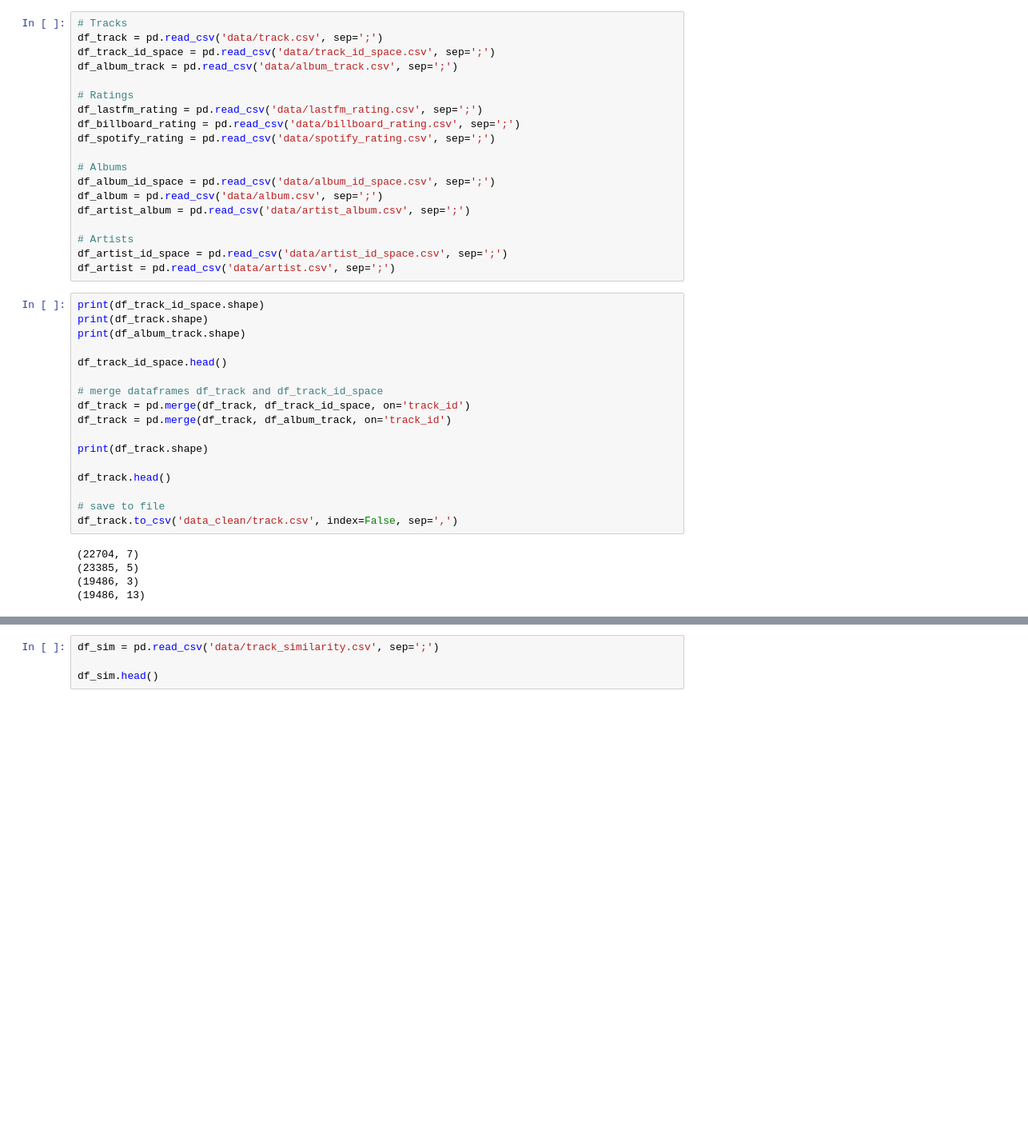
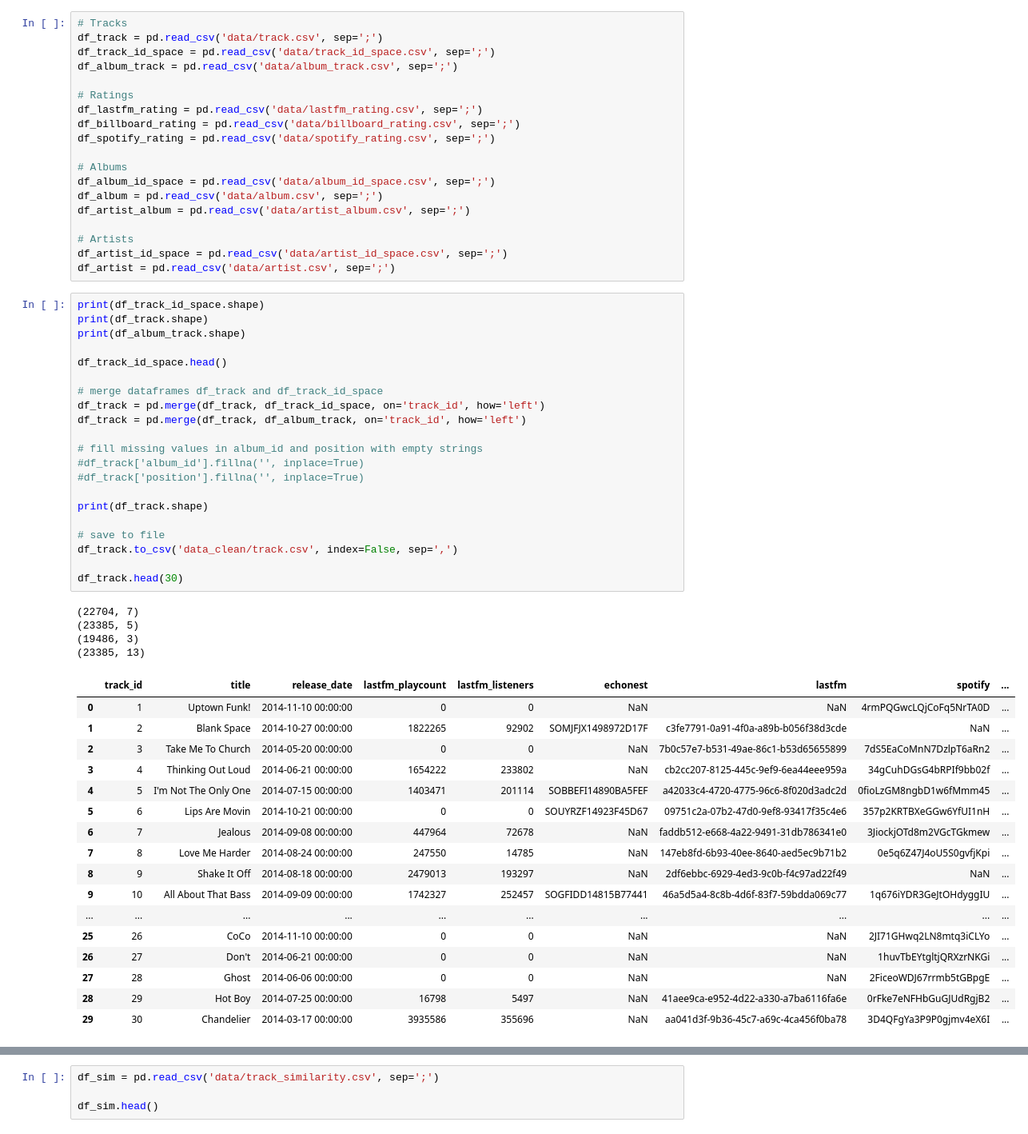
Before and after one commit to m21ark/s_music, a Jupyter notebook: clean.ipynb, the cells around one changed output, grey strips where cells are left out. Shown at 80% size. Cells and saved outputs as stored; diff of their text form; blank space fills up the shorter version.

Commit message:
Keeping tracks, even if they don't have albums

```diff
--- a/clean.ipynb
+++ b/clean.ipynb
@@ -25,25 +25,46 @@ df_artist = pd.read_csv('data/artist.csv', sep=';')
 # %%
 print(df_track_id_space.shape)
 print(df_track.shape)
 print(df_album_track.shape)
 
 df_track_id_space.head()
 
 # merge dataframes df_track and df_track_id_space
-df_track = pd.merge(df_track, df_track_id_space, on='track_id')
-df_track = pd.merge(df_track, df_album_track, on='track_id')
+df_track = pd.merge(df_track, df_track_id_space, on='track_id', how='left')
+df_track = pd.merge(df_track, df_album_track, on='track_id', how='left')
+
+# fill missing values in album_id and position with empty strings
+#df_track['album_id'].fillna('', inplace=True)
+#df_track['position'].fillna('', inplace=True)
 
 print(df_track.shape)
 
-df_track.head()
-
 # save to file
 df_track.to_csv('data_clean/track.csv', index=False, sep=',')
+
+df_track.head(30)
 # %% [output]
 (22704, 7)
 (23385, 5)
 (19486, 3)
-(19486, 13)
+(23385, 13)
+|  | track_id | title | release_date | lastfm_playcount | lastfm_listeners | echonest | lastfm | spotify | ... |
+| 0 | 1 | Uptown Funk! | 2014-11-10 00:00:00 | 0 | 0 | NaN | NaN | 4rmPQGwcLQjCoFq5NrTA0D | ... |
+| 1 | 2 | Blank Space | 2014-10-27 00:00:00 | 1822265 | 92902 | SOMJFJX1498972D17F | c3fe7791-0a91-4f0a-a89b-b056f38d3cde | NaN | ... |
+| 2 | 3 | Take Me To Church | 2014-05-20 00:00:00 | 0 | 0 | NaN | 7b0c57e7-b531-49ae-86c1-b53d65655899 | 7dS5EaCoMnN7DzlpT6aRn2 | ... |
+| 3 | 4 | Thinking Out Loud | 2014-06-21 00:00:00 | 1654222 | 233802 | NaN | cb2cc207-8125-445c-9ef9-6ea44eee959a | 34gCuhDGsG4bRPIf9bb02f | ... |
+| 4 | 5 | I'm Not The Only One | 2014-07-15 00:00:00 | 1403471 | 201114 | SOBBEFI14890BA5FEF | a42033c4-4720-4775-96c6-8f020d3adc2d | 0fioLzGM8ngbD1w6fMmm45 | ... |
+| 5 | 6 | Lips Are Movin | 2014-10-21 00:00:00 | 0 | 0 | SOUYRZF14923F45D67 | 09751c2a-07b2-47d0-9ef8-93417f35c4e6 | 357p2KRTBXeGGw6YfUI1nH | ... |
+| 6 | 7 | Jealous | 2014-09-08 00:00:00 | 447964 | 72678 | NaN | faddb512-e668-4a22-9491-31db786341e0 | 3JiockjOTd8m2VGcTGkmew | ... |
+| 7 | 8 | Love Me Harder | 2014-08-24 00:00:00 | 247550 | 14785 | NaN | 147eb8fd-6b93-40ee-8640-aed5ec9b71b2 | 0e5q6Z47J4oU5S0gvfjKpi | ... |
+| 8 | 9 | Shake It Off | 2014-08-18 00:00:00 | 2479013 | 193297 | NaN | 2df6ebbc-6929-4ed3-9c0b-f4c97ad22f49 | NaN | ... |
+| 9 | 10 | All About That Bass | 2014-09-09 00:00:00 | 1742327 | 252457 | SOGFIDD14815B77441 | 46a5d5a4-8c8b-4d6f-83f7-59bdda069c77 | 1q676iYDR3GeJtOHdyggIU | ... |
+| ... | ... | ... | ... | ... | ... | ... | ... | ... | ... |
+| 25 | 26 | CoCo | 2014-11-10 00:00:00 | 0 | 0 | NaN | NaN | 2JI71GHwq2LN8mtq3iCLYo | ... |
+| 26 | 27 | Don't | 2014-06-21 00:00:00 | 0 | 0 | NaN | NaN | 1huvTbEYtgltjQRXzrNKGi | ... |
+| 27 | 28 | Ghost | 2014-06-06 00:00:00 | 0 | 0 | NaN | NaN | 2FiceoWDJ67rrmb5tGBpgE | ... |
+| 28 | 29 | Hot Boy | 2014-07-25 00:00:00 | 16798 | 5497 | NaN | 41aee9ca-e952-4d22-a330-a7ba6116fa6e | 0rFke7eNFHbGuGJUdRgjB2 | ... |
+| 29 | 30 | Chandelier | 2014-03-17 00:00:00 | 3935586 | 355696 | NaN | aa041d3f-9b36-45c7-a69c-4ca456f0ba78 | 3D4QFgYa3P9P0gjmv4eX6I | ... |
 # %%
 print(df_album.shape)
 print(df_album_id_space.shape)
```
Also changed, not shown: parts of 4 cells of this notebook, 2 other files.
